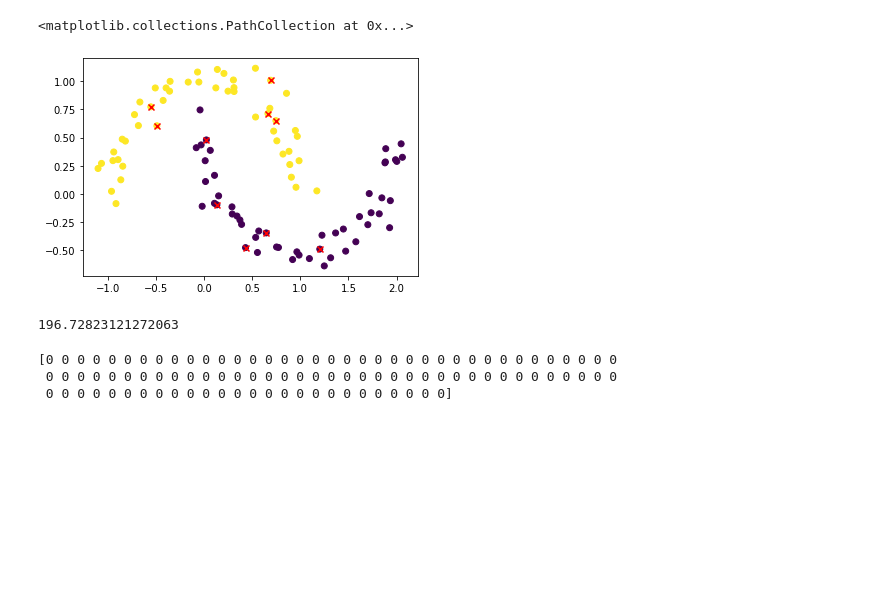
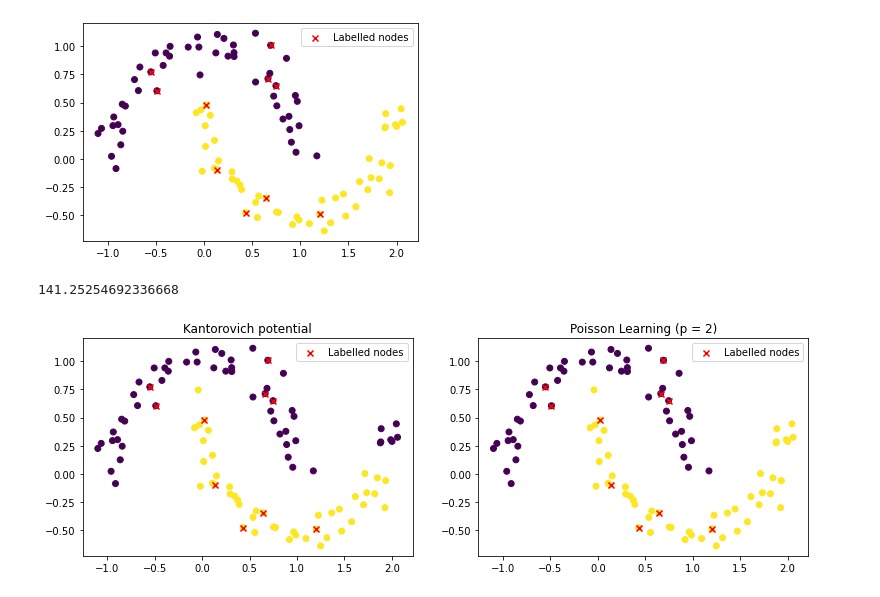
Before and after one commit to gstamatiou/optimal-classification, a Jupyter notebook: Wasserstein-1 distance.ipynb, the cells around one changed output. Cells and saved outputs as stored; diff of their text form; code cells hidden in the pictures; blank space fills up the shorter version.

```diff
--- a/Wasserstein-1 distance.ipynb
+++ b/Wasserstein-1 distance.ipynb
@@ -4,9 +23,0 @@ from ot_class import *
-# %%
-#print(u)
-
-predictions = predict(u)
-plt.scatter(X[:,0],X[:,1], c=predictions)
-plt.scatter(X[labeled_ind, 0], X[labeled_ind, 1], marker = 'x', c = 'red')
-# %% [output]
-<matplotlib.collections.PathCollection at 0x...>
-[figure, removed]
@@ -15,12 +24,48 @@ save_models(u, "wass1_data.pickle")
-# %%
-model = gl.ssl.poisson(W, solver='gradient_descent')
-poisson_u = model.fit(labeled_ind, labels[labeled_ind])
-print(norm(u - poisson_u))
-# %% [output]
-196.72823121272063
-# %%
-print(1- predictions - model.predict())
-# %% [output]
-[0 0 0 0 0 0 0 0 0 0 0 0 0 0 0 0 0 0 0 0 0 0 0 0 0 0 0 0 0 0 0 0 0 0 0 0 0
- 0 0 0 0 0 0 0 0 0 0 0 0 0 0 0 0 0 0 0 0 0 0 0 0 0 0 0 0 0 0 0 0 0 0 0 0 0
- 0 0 0 0 0 0 0 0 0 0 0 0 0 0 0 0 0 0 0 0 0 0 0 0 0 0]
+# %%
+n = 100 # Number of samples
+k = 2
+lab_n = 5 # Number of labels per class
+
+# Generate data sets
+X, labels = datasets.make_moons(n_samples = n, noise = 0.1, random_state=0) # Generate point clouds and labels
+train_ind = gl.trainsets.generate(labels, rate = lab_n, seed = 0) # Generate indices of "labeled" nodes
+train_labels = labels[train_ind]
+W = gl.weightmatrix.knn(X,10).toarray()
+
+mu = np.zeros((n,k))
+mu[train_ind] = euclidean_basis(train_labels , k)- train_labels.sum(axis = 0)/train_ind.size
+
+plt.scatter(X[:, 0], X[:, 1], c = labels)
+plt.scatter(X[train_ind, 0], X[train_ind, 1], color = 'red', marker = 'x', label = "Labelled nodes")
+
+plt.legend()
+plt.show()
+# %% [output]
+[figure, added]
+# %%
+u = wass_dist(W, mu, np.zeros((n,k)), np.zeros((n,n,k)), threshold = 1e-2)
+predictions = predict(u)
+
+model = gl.ssl.poisson(W, solver='gradient_descent')
+poisson_u = model.fit(train_ind, labels[train_ind])
+
+#save_models(u, "wass1_data.pickle")
+print(norm(u - poisson_u)) #The two solutions are not the same
+# %% [output]
+141.25254692336668
+# %%
+fig, ax = plt.subplots(ncols = 2, figsize = (13,4))
+
+ax[0].scatter(X[:, 0], X[:, 1], c = predict(u))
+ax[0].set_title('Kantorovich potential')
+ax[0].scatter(X[train_ind, 0], X[train_ind, 1], color = 'red', marker = 'x', label = "Labelled nodes")
+ax[0].legend()
+
+ax[1].scatter(X[:, 0], X[:, 1], c = model.predict())
+ax[1].scatter(X[train_ind, 0], X[train_ind, 1], color = 'red', marker = 'x', label = "Labelled nodes")
+ax[1].legend()
+ax[1].set_title('Poisson Learning (p = 2)')
+
+plt.show()
+# %% [output]
+[figure, added]
```
Also changed, not shown: parts of 2 cells of this notebook.
